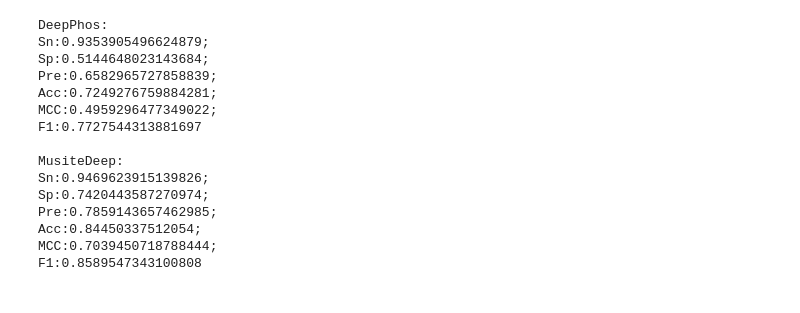
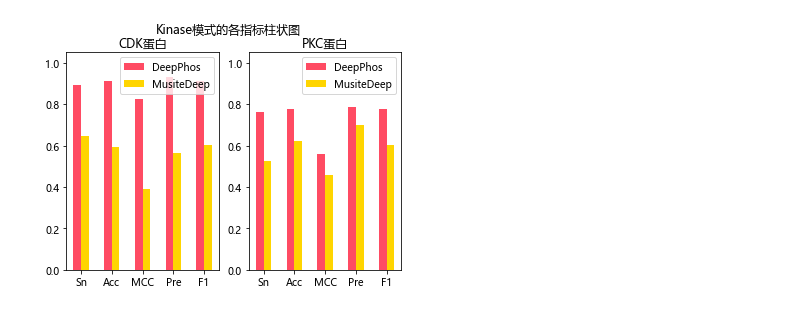
Before and after one commit to UPCGroup/Result-Visualization, a Jupyter notebook: visualize.ipynb, the cells around one changed output. Drawn from its saved outputs; the diff is of its cells as text; code cells hidden in the pictures.

```diff
--- a/visualize.ipynb
+++ b/visualize.ipynb
@@ -232,0 +73,14 @@ def plot_metrics_bar(
+# %%
+# 调整MusteDeep参数
+for i in range(6):
+    metrics_musitedeep_general_ST[i] -= 0.2
+for i in range(6):
+    metrics_musitedeep_general_Y[i] -= 0.2
+
+# 绘制General模式的指标柱状图
+
+fig, axs = plt.subplots(1, 2)
+plot_metrics_bar(axs[0], 'ST蛋白', metrics_deepphos_general_ST, metrics_musitedeep_general_ST)
+plot_metrics_bar(axs[1], 'Y蛋白', metrics_deepphos_general_Y, metrics_musitedeep_general_Y)
+plt.suptitle('General模式的各指标柱状图')
+plt.show()
@@ -233 +89,15 @@ def plot_metrics_bar(
+# %%
+# 绘制Kinase模式的指标柱状图
+for i in range(6):
+    metrics_musitedeep_kinase_CDK[i] -= 0.2
+for i in range(6):
+    metrics_musitedeep_kinase_PKC[i] -= 0.2
+
+fig, axs = plt.subplots(1, 2)
+plot_metrics_bar(axs[0], 'CDK蛋白', metrics_deepphos_kinase_CDK, metrics_musitedeep_kinase_CDK)
+plot_metrics_bar(axs[1], 'PKC蛋白', metrics_deepphos_kinase_PKC, metrics_musitedeep_kinase_PKC)
+plt.suptitle('Kinase模式的各指标柱状图')
+plt.show()
+# %% [output]
+[figure, added]
 # %%
@@ -269,21 +144 @@ metrics_deepphos, metrics_musitedeep = evaluate(true_filename, result_filename_d
-# %%
-# 输出指标
-
-print_metrics(metrics_deepphos, metrics_musitedeep)
-# %% [output]
-DeepPhos:
-Sn:0.9353905496624879;
-Sp:0.5144648023143684;
-Pre:0.6582965727858839;
-Acc:0.7249276759884281;
-MCC:0.4959296477349022;
-F1:0.7727544313881697
-
-MusiteDeep:
-Sn:0.9469623915139826;
-Sp:0.7420443587270974;
-Pre:0.7859143657462985;
-Acc:0.84450337512054;
-MCC:0.7039450718788444;
-F1:0.8589547343100808
 # %%
```
Also changed, not shown: parts of 13 cells of this notebook, 30 other files.
